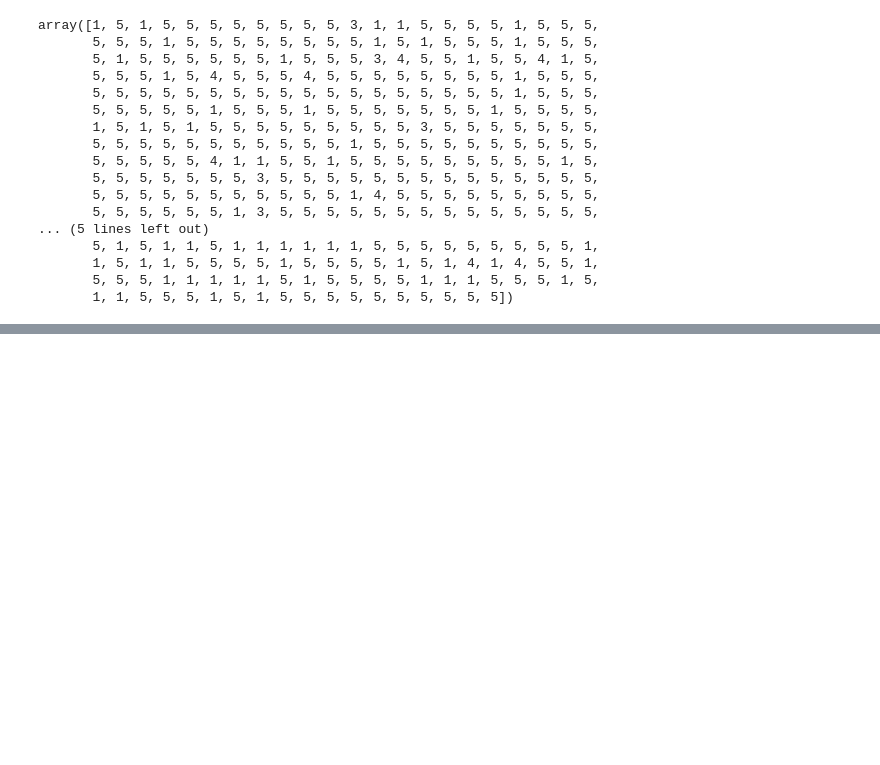
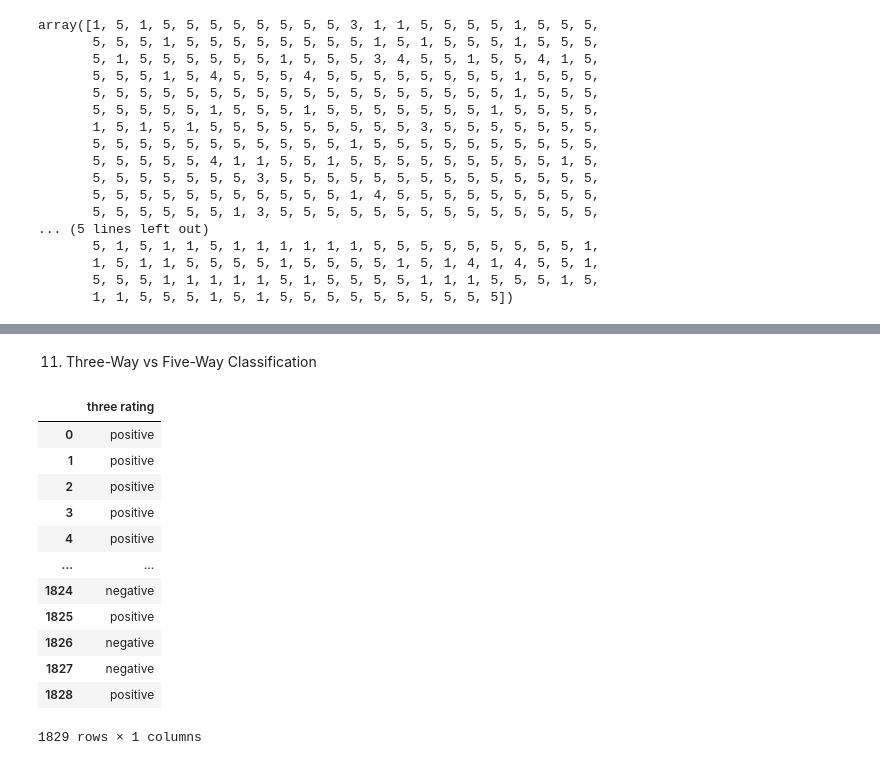
Before and after one commit to owenmonroe/OwenMonroe_TextMining_Fall23, a Jupyter notebook: HW_Assignment2/OwenMonroe_HW2.ipynb, the cells around one changed output, grey strips where cells are left out. Cells and saved outputs as stored; diff of their text form; code cells hidden in the pictures; blank space fills up the shorter version.

```diff
--- a/HW_Assignment2/OwenMonroe_HW2.ipynb
+++ b/HW_Assignment2/OwenMonroe_HW2.ipynb
@@ -1046,0 +892,2 @@ F1 macro score for unigrams + bigrams:  0.26332604636538254
+# %% [markdown]
+11. Three-Way vs Five-Way Classification
@@ -1046,0 +904,25 @@ F1 macro score for unigrams + bigrams:  0.26332604636538254
+# %%
+ratings_train_df = pd.DataFrame()
+
+
+three_rate_list = full_train_df['rating'].apply(change_five_to_three).to_list()
+
+ratings_train_df['three rating'] = three_rate_list
+
+# ratings_train_df['five ratings'] = full_train_df['rating']
+
+ratings_train_df
+# %% [output]
+|  | three rating |
+| 0 | positive |
+| 1 | positive |
+| 2 | positive |
+| 3 | positive |
+| 4 | positive |
+| ... | ... |
+| 1824 | negative |
+| 1825 | positive |
+| 1826 | negative |
+| 1827 | negative |
+| 1828 | positive |
+1829 rows × 1 columns
```
Also changed, not shown: parts of 40 cells of this notebook, 1 other file.
